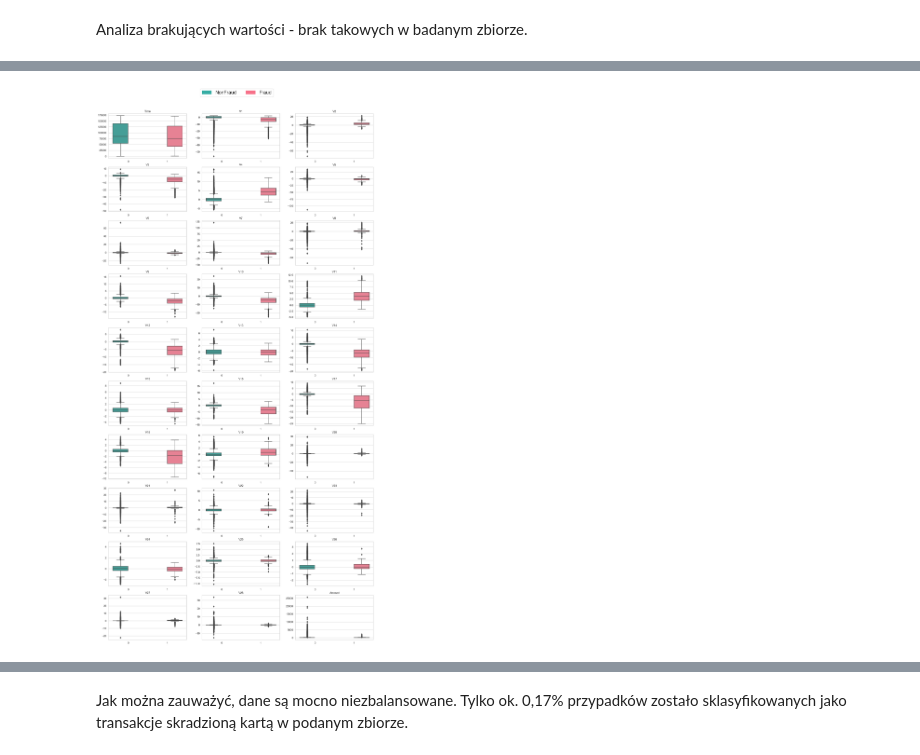
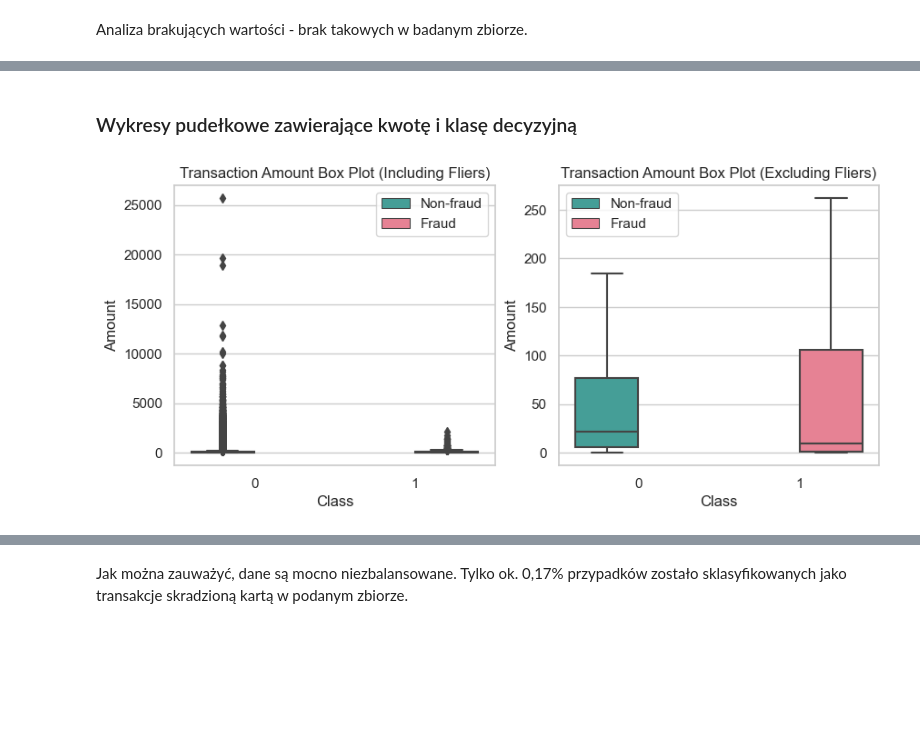
Before and after one commit to Michu-dev/ai-university-labs, a Jupyter notebook: Machine Learning/case-study/solution.ipynb, the cells around one changed output, grey strips where cells are left out. Saved outputs shown, nothing was run; the diff lists cells and outputs as text; code cells hidden in the pictures; blank space fills up the shorter version.

```diff
--- a/Machine Learning/case-study/solution.ipynb
+++ b/Machine Learning/case-study/solution.ipynb
@@ -75,25 +78,41 @@ plt.show()
-# %%
-colors = ['#36ada4', '#f77189']
-sns.set_theme(
-    style='whitegrid',
-    palette=sns.color_palette(colors)
-)
-
-fig, ax = plt.subplots(10, 3, figsize=(20, 40))
-ax = ax.flatten()
-total_col = df.columns.drop(['Class'])
-for idx, col in enumerate(total_col):
-    sns.boxplot(data=df, y=col, x="Class", hue="Class", ax=ax[idx])
-    ax[idx].legend().remove()
-    ax[idx].set(title=col)
-    ax[idx].set(xlabel=None)
-    ax[idx].set(ylabel=None)
-
-labels = ['NonFraud', 'Fraud']
-
-pop_a = mpatches.Patch(color=colors[0], label=labels[0])
-pop_b = mpatches.Patch(color=colors[1], label=labels[1])
-fig.legend(handles=[pop_a, pop_b], loc='upper center', bbox_to_anchor=(0.5, .92), fontsize=20, ncol=2)
-plt.show()
-# %% [output]
-[figure, removed]
+# %% [markdown]
+### Wykresy pudełkowe zawierające kwotę i klasę decyzyjną
+# %%
+colors = ['#36ada4', '#f77189']
+
+fig, ax = plt.subplots(ncols=2, figsize=(10,4))
+
+
+sns.boxplot(data=df,
+            x="Class",
+            y="Amount",
+            hue="Class",
+            showfliers=True,
+            ax=ax[0])
+
+sns.boxplot(data=df,
+            x="Class",
+            y="Amount",
+            hue="Class",
+            palette=colors,
+            showfliers=False,
+            ax=ax[1])
+sns.set_theme(
+    style='whitegrid',
+    palette=sns.color_palette(colors)
+)
+
+# Add titles to the plots
+ax[0].set_title("Transaction Amount Box Plot (Including Fliers)")
+ax[1].set_title("Transaction Amount Box Plot (Excluding Fliers)")
+
+# Update legend labels
+legend_labels = ['Non-fraud', 'Fraud']
+for i in range(2):
+    handles, _ = ax[i].get_legend_handles_labels()
+    ax[i].legend(handles, legend_labels)
+
+
+plt.show()
+# %% [output]
+[figure, added]
```
Also changed, not shown: parts of 29 cells of this notebook, 1 other file.
